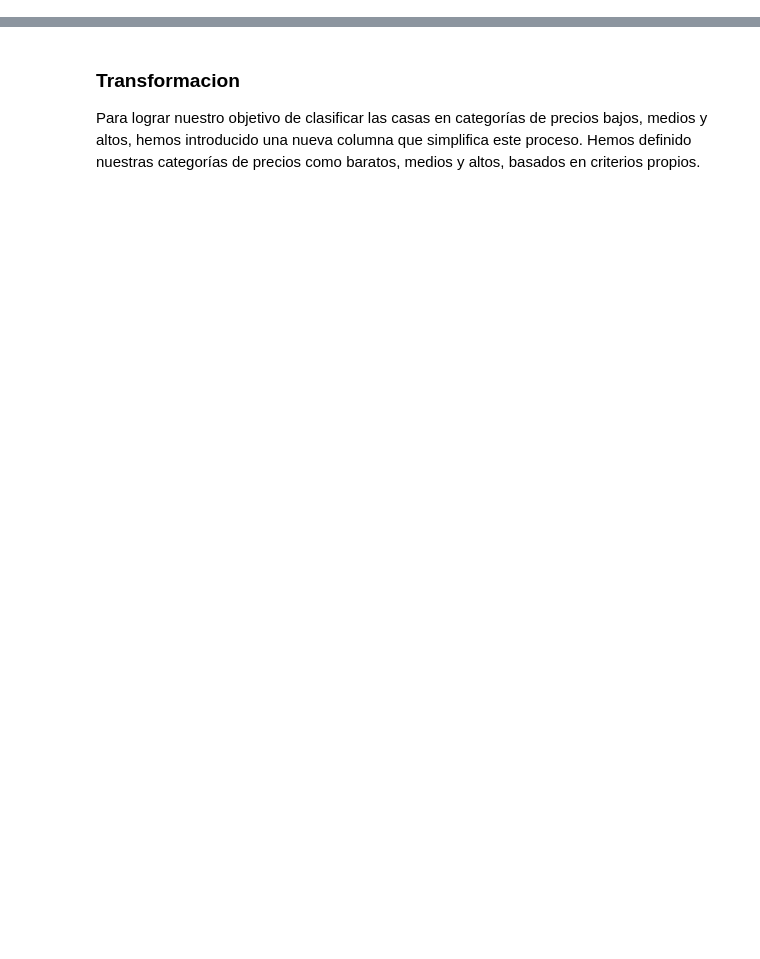
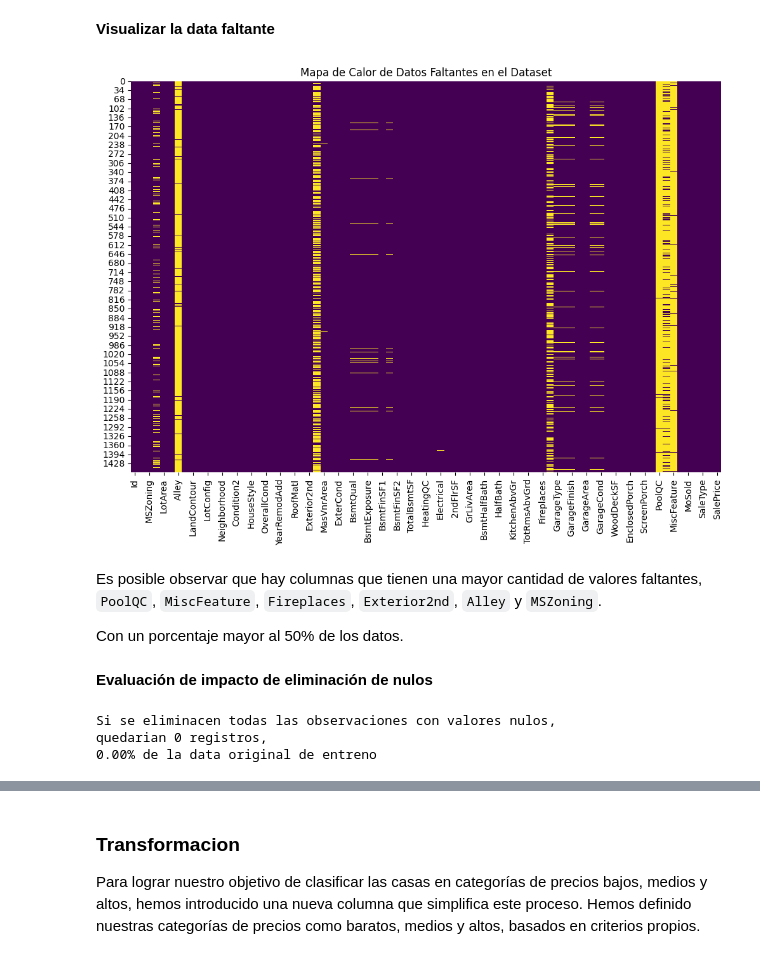
Before and after one commit to mariaRam2003/HT8_Mineria, a Jupyter notebook: ht8.ipynb, the cells around one changed output, grey strips where cells are left out. Drawn from its saved outputs; the diff is of its cells as text; code cells hidden in the pictures; blank space fills up the shorter version.

Commit message:
Limpieza de Datos y RNA v1.0

```diff
--- a/ht8.ipynb
+++ b/ht8.ipynb
@@ -126,0 +238,33 @@ Length: 80, dtype: int64
+# %% [markdown]
+**Visualizar la data faltante**
+# %%
+# Crear un mapa de calor para visualizar los datos faltante
+plt.figure(figsize=(12, 8))
+sns.heatmap(df_train.isnull(), cbar=False, cmap='viridis')
+plt.title('Mapa de Calor de Datos Faltantes en el Dataset')
+plt.show()
+# %% [output]
+[figure, added]
+# %% [markdown]
+Es posible observar que hay columnas que tienen una mayor cantidad de valores faltantes, `PoolQC`, `MiscFeature`, `Fireplaces`, `Exterior2nd`, `Alley` y `MSZoning`.
+
+Con un porcentaje mayor al 50% de los datos.
+# %% [markdown]
+**Evaluación de impacto de eliminación de nulos**
+# %%
+data_copy = df_train.copy()
+
+# Eliminar filas con cualquier valor nulo
+data_raw_clean = data_copy.dropna()
+
+# Verificar cuántos registros quedan después de eliminar los nulos
+remaining_records = data_raw_clean.shape[0]
+remaining_records_percentage = (remaining_records / data_copy.shape[0]) * 100
+
+print(f"Si se eliminacen todas las observaciones con valores nulos, \
+      \nquedarian {remaining_records} registros, \
+      \n{remaining_records_percentage:.2f}% de la data original de entreno")
+# %% [output]
+Si se eliminacen todas las observaciones con valores nulos,
+quedarian 0 registros,
+0.00% de la data original de entreno
```
Also changed, not shown: parts of 76 cells of this notebook, 2 other files.
